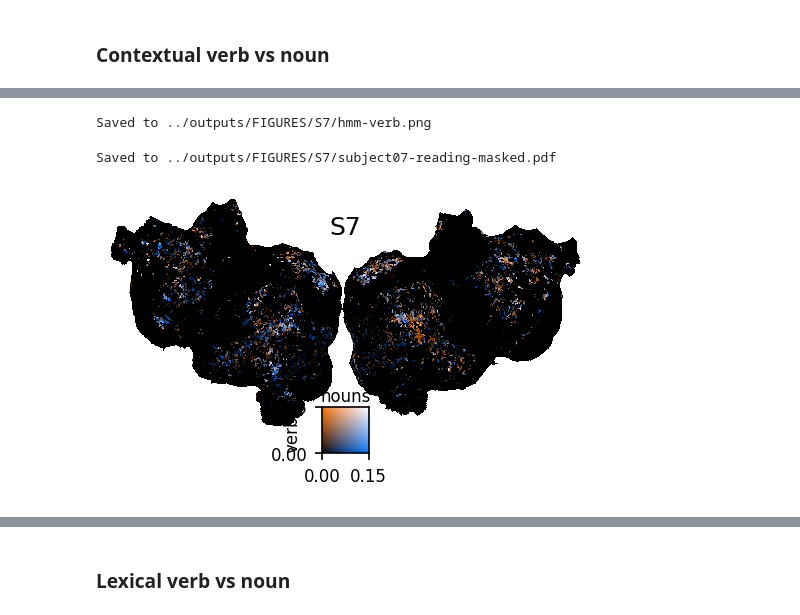
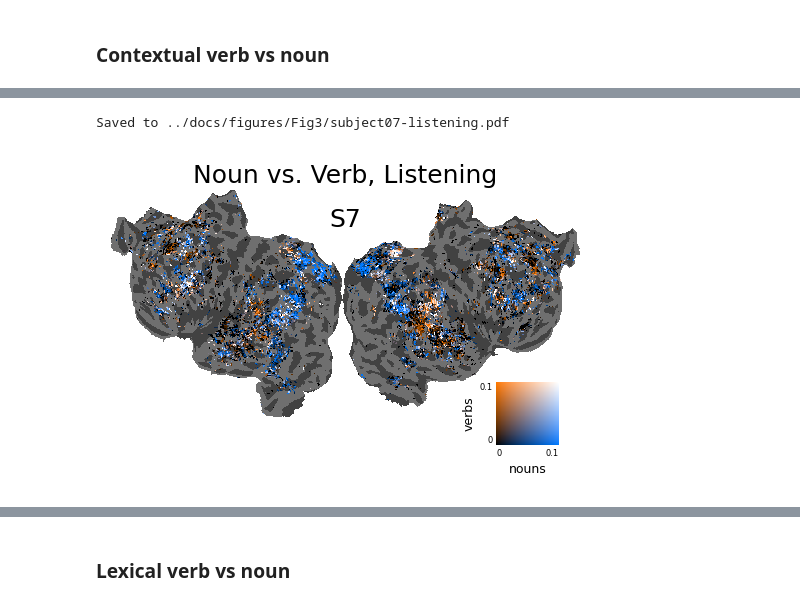
Before and after one commit to SimoneEsposito-Git/grammar-brain-lm, a Jupyter notebook: scripts/plotting.ipynb, the cells around one changed output, grey strips where cells are left out. Cells and saved outputs as stored; diff of their text form; code cells hidden in the pictures.

```diff
--- a/scripts/plotting.ipynb
+++ b/scripts/plotting.ipynb
@@ -42,7 +42,8 @@ def plot_bivariate(
     output_dir,
     output_filename,
     title='',
-    legend=False
+    legend=False,
+    size = 1
 ):
     results = file_io.load_results(
             root_dir / config.OUTPUT_DIR / results_dir,
@@ -63,7 +64,7 @@ def plot_bivariate(
     # verbs = baseline - results['remove-pos-verb']['r']
     from plotting_utils import BivariateStrategy
     fig_config = FigureConfig(
-        figsize=(250/72, 150/72),
+        figsize=(size*250/72, size*150/72),
         smooth=False,
         show=True,
         show_regions=False,
@@ -75,12 +76,12 @@ def plot_bivariate(
     _ = plotter.plot(
         [nouns, verbs],
 
-        strategy=BivariateStrategy(vmax=0.15, labels=['nouns', 'verbs']),
+        strategy=BivariateStrategy(vmax=0.1, labels=['nouns', 'verbs']),
         output_filename = output_filename,
         title=title,
         subject=subject_code[subject],
         builder_kwargs = {'show_legend': legend},
-        background_color = (0,0,0)
+        #background_color = (0,0,0)
     )
 
 def plot_colored(modality, subject, results_dir, output_dir, output_filename, title=""):
@@ -102,12 +103,12 @@ def plot_colored(modality, subject, results_dir, output_dir, output_filename, ti
     # intj = results['remove-pos-intj']['r']
 
     baseline = get_significant_voxels(results, 'baseline')
-    nouns = get_significant_voxels(results, 'remove-pos-noun')
-    verbs = get_significant_voxels(results, 'remove-pos-verb')
-    adj = get_significant_voxels(results, 'remove-pos-adj')
-    adv = get_significant_voxels(results, 'remove-pos-adv')
-    pron = get_significant_voxels(results, 'remove-pos-pron')
-    intj = get_significant_voxels(results, 'remove-pos-intj')
+    nouns = get_significant_voxels(results, 'noun')
+    verbs = get_significant_voxels(results, 'verb')
+    adj = get_significant_voxels(results, 'adj')
+    adv = get_significant_voxels(results, 'adv')
+    pron = get_significant_voxels(results, 'pron')
+    intj = get_significant_voxels(results, 'intj')
 
     fig_config = FigureConfig(
         figsize=(250/72, 150/72),
@@ -173,29 +171,28 @@ Saved to ../outputs/FIGURES/Fig1/subject07-listening-all.pdf
 plot_heatmap(
     modality='listening',
     subject='subject07',
-    mode='verb',
+    mode='noun',
     results_dir='results_masks',
     output_dir=root_dir / config.OUTPUT_DIR / "FIGURES"/'S7',
-    output_filename=f"hmm-verb.png",
+    output_filename=f"hmm-noun.png",
     title="Listening Baseline (r)"
 )
-# %% [output]
-Saved to ../outputs/FIGURES/S7/hmm-verb.png
 # %%
 file_io.load_features('trn', config.FEATURES_FILE, )
 # %%
-modality='reading'
+modality='listening'
 plot_bivariate(
     modality=modality,
     subject='subject07',
     results_dir="results_masks",
-    output_dir = root_dir / config.OUTPUT_DIR / "FIGURES"/'S7',
-    output_filename=f'subject07-{modality}-masked.pdf',
-    #title = 'Noun-Masking vs Verb-Masking',
-    legend = True
+    output_dir = root_dir / 'docs'/'figures'/'Fig3',
+    output_filename=f'subject07-{modality}.pdf',
+    title = 'Noun vs. Verb, Listening',
+    legend = True,
+    size = 1
 )
 # %% [output]
-Saved to ../outputs/FIGURES/S7/subject07-reading-masked.pdf
+Saved to ../docs/figures/Fig3/subject07-listening.pdf
-[figure, old version]
+[figure, new version]
 # %%
 for subject in config.SUBJECTS:
```
Also changed, not shown: parts of 3 cells of this notebook, 39 other files.
